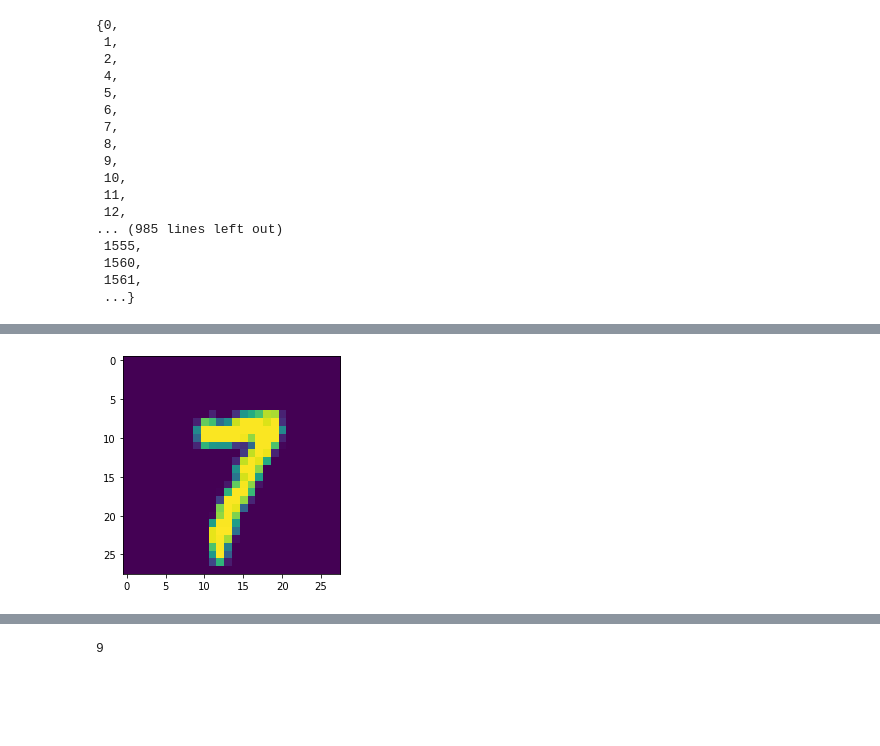
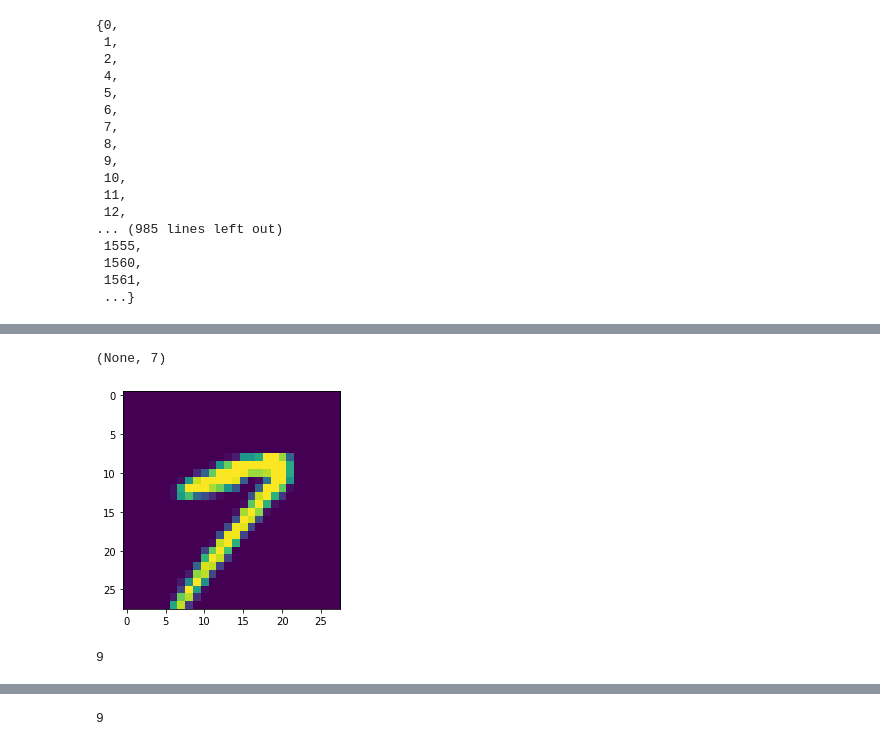
Before and after one commit to gurmukh-tatras/LSH_implementation, a Jupyter notebook: lsh random projections.ipynb, the cells around one changed output, grey strips where cells are left out. Saved outputs shown, nothing was run; the diff lists cells and outputs as text; code cells hidden in the pictures; blank space fills up the shorter version.

```diff
--- a/lsh random projections.ipynb
+++ b/lsh random projections.ipynb
@@ -208,4 +251,10 @@ show_mnist_image(X_test[8])
-# %%
-show_mnist_image(X_train[50])
-# %% [output]
-[figure, removed]
+# %%
+doc = 71
+show_mnist_image(X_train[doc]),y_train[doc]
+# %% [output]
+(None, 7)
+[figure, added]
+# %%
+X_test[19]
+# %% [output]
+9
```
Also changed, not shown: parts of 54 cells of this notebook, 4 other files.
